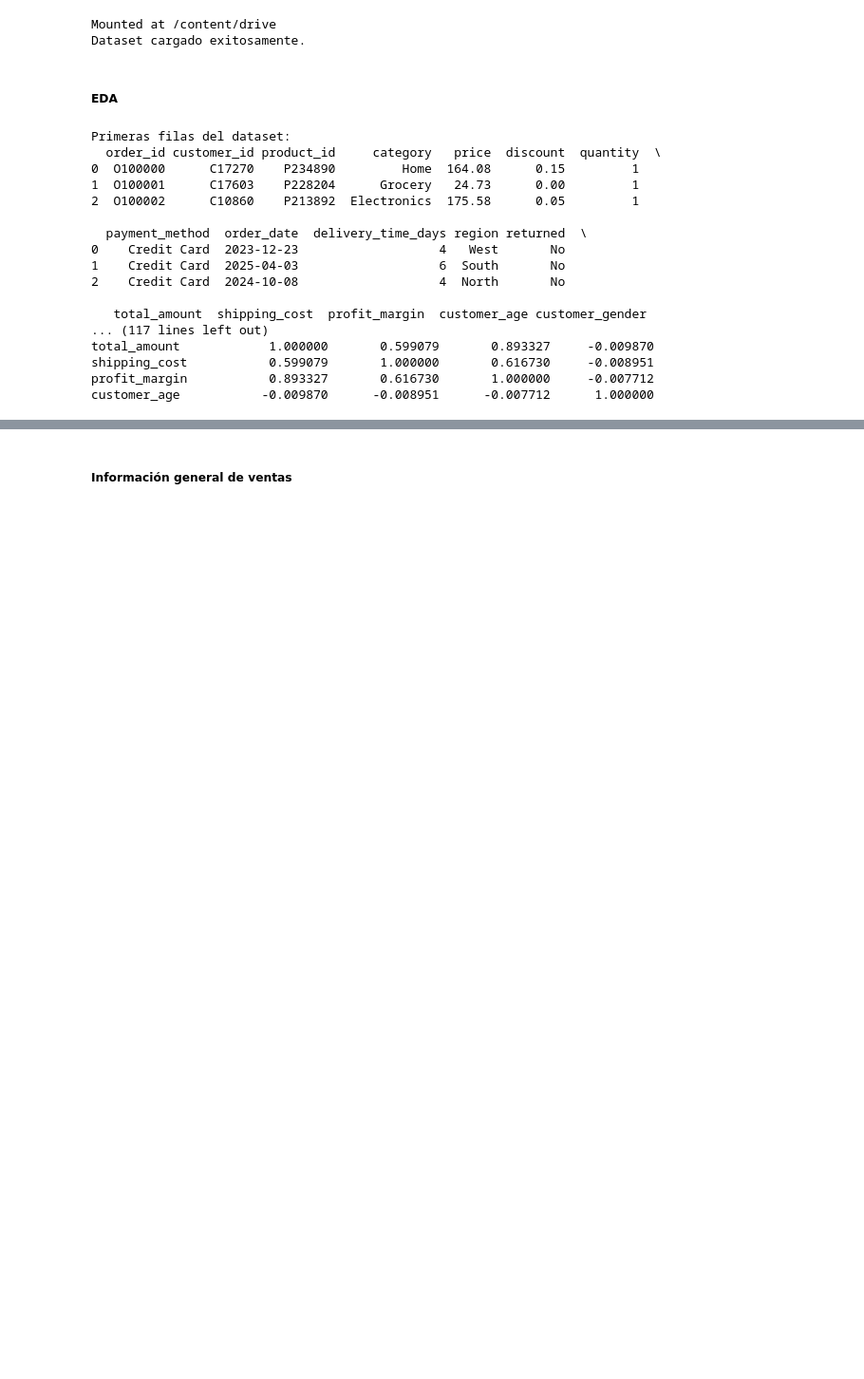
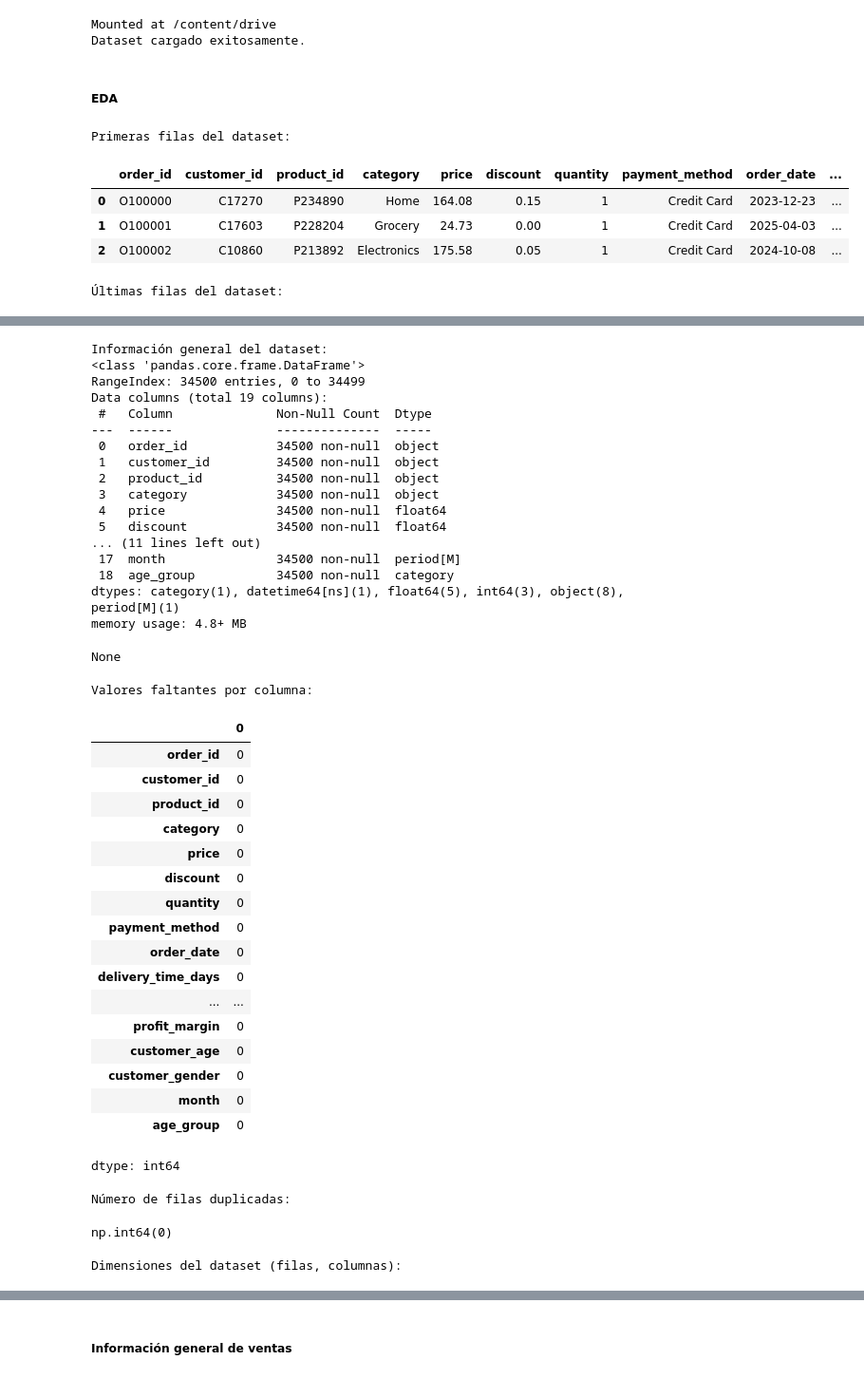
Before and after one commit to AdnachielBismarck/E-commerce-Sales_Transactions, a Jupyter notebook: E_commerce_Sales_Transactions.ipynb, the cells around one changed output, grey strips where cells are left out. Shown at 95% size. Saved outputs shown, nothing was run; the diff lists cells and outputs as text; code cells hidden in the pictures; blank space fills up the shorter version.

```diff
--- a/E_commerce_Sales_Transactions.ipynb
+++ b/E_commerce_Sales_Transactions.ipynb
@@ -39,46 +39,35 @@ Dataset cargado exitosamente.
 ##### **EDA**
 # %%
 print("\nPrimeras filas del dataset:")
-print(data.head(3))
+display(data.head(3))
 
 print("\nÚltimas filas del dataset:")
-print(data.tail(3))
+display(data.tail(3))
 
 print("Información general del dataset:")
-print(data.info())
+display(data.info())
 
 print("\nValores faltantes por columna:")
-print(data.isnull().sum())
+display(data.isnull().sum())
 
 print("\nNúmero de filas duplicadas:")
-print(data.duplicated().sum())
+display(data.duplicated().sum())
 
 print("\nDimensiones del dataset (filas, columnas):")
-print(data.shape)
+display(data.shape)
 
 print("\nPeriodo comprendido en el dataset:")
-print(data['order_date'].min(),data['order_date'].max())
+display(data['order_date'].min(),data['order_date'].max())
 
 print("\nInformación estadística del dataset:")
-print(data.describe())
+display(data.describe())
 
 print("\nTabla de correlaciones")
-print(data.corr(numeric_only=True))
+display(data.corr(numeric_only=True))
 # %% [output]
 Primeras filas del dataset:
-  order_id customer_id product_id     category   price  discount  quantity  \
-0  O100000      C17270    P234890         Home  164.08      0.15         1
-1  O100001      C17603    P228204      Grocery   24.73      0.00         1
-2  O100002      C10860    P213892  Electronics  175.58      0.05         1
-
-  payment_method  order_date  delivery_time_days region returned  \
-0    Credit Card  2023-12-23                   4   West       No
-1    Credit Card  2025-04-03                   6  South       No
-2    Credit Card  2024-10-08                   4  North       No
-
-   total_amount  shipping_cost  profit_margin  customer_age customer_gender
-... (117 lines left out)
-total_amount            1.000000       0.599079       0.893327     -0.009870
-shipping_cost           0.599079       1.000000       0.616730     -0.008951
-profit_margin           0.893327       0.616730       1.000000     -0.007712
-customer_age           -0.009870      -0.008951      -0.007712      1.000000
+|  | order_id | customer_id | product_id | category | price | discount | quantity | payment_method | order_date | ... |
+| 0 | O100000 | C17270 | P234890 | Home | 164.08 | 0.15 | 1 | Credit Card | 2023-12-23 | ... |
+| 1 | O100001 | C17603 | P228204 | Grocery | 24.73 | 0.00 | 1 | Credit Card | 2025-04-03 | ... |
+| 2 | O100002 | C10860 | P213892 | Electronics | 175.58 | 0.05 | 1 | Credit Card | 2024-10-08 | ... |
+Últimas filas del dataset:
@@ -84,0 +78,40 @@ customer_age           -0.009870      -0.008951      -0.007712      1.000000
+Información general del dataset:
+<class 'pandas.core.frame.DataFrame'>
+RangeIndex: 34500 entries, 0 to 34499
+Data columns (total 19 columns):
+ #   Column              Non-Null Count  Dtype
+---  ------              --------------  -----
+ 0   order_id            34500 non-null  object
+ 1   customer_id         34500 non-null  object
+ 2   product_id          34500 non-null  object
+ 3   category            34500 non-null  object
+ 4   price               34500 non-null  float64
+ 5   discount            34500 non-null  float64
+... (11 lines left out)
+ 17  month               34500 non-null  period[M]
+ 18  age_group           34500 non-null  category
+dtypes: category(1), datetime64[ns](1), float64(5), int64(3), object(8), period[M](1)
+memory usage: 4.8+ MB
+None
+Valores faltantes por columna:
+|  | 0 |
+| order_id | 0 |
+| customer_id | 0 |
+| product_id | 0 |
+| category | 0 |
+| price | 0 |
+| discount | 0 |
+| quantity | 0 |
+| payment_method | 0 |
+| order_date | 0 |
+| delivery_time_days | 0 |
+| ... | ... |
+| profit_margin | 0 |
+| customer_age | 0 |
+| customer_gender | 0 |
+| month | 0 |
+| age_group | 0 |
+dtype: int64
+Número de filas duplicadas:
+np.int64(0)
+Dimensiones del dataset (filas, columnas):
```
Also changed, not shown: parts of 1 cell of this notebook.
